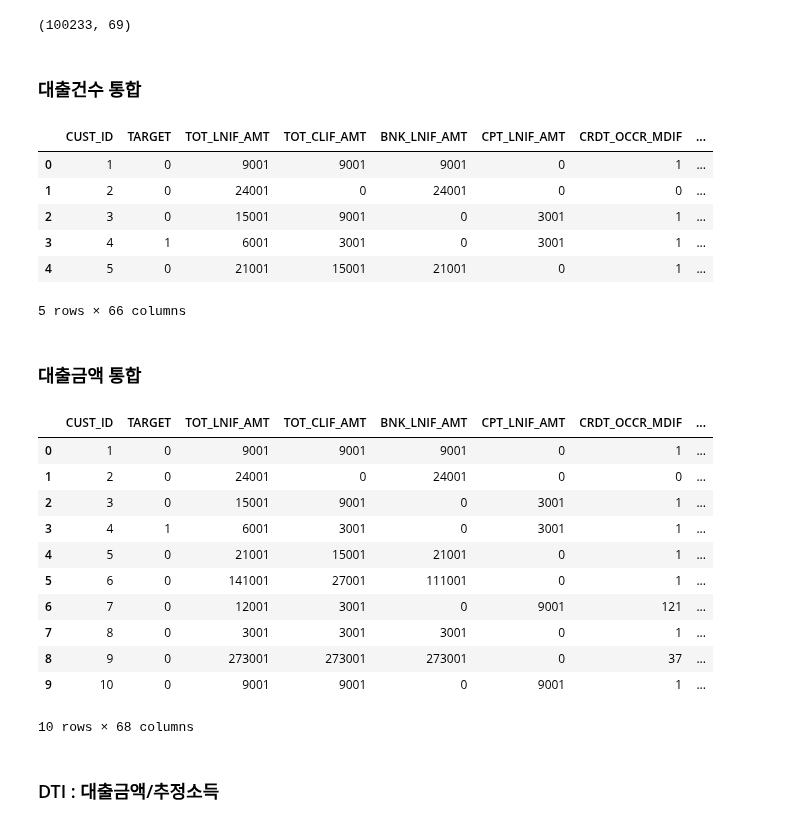
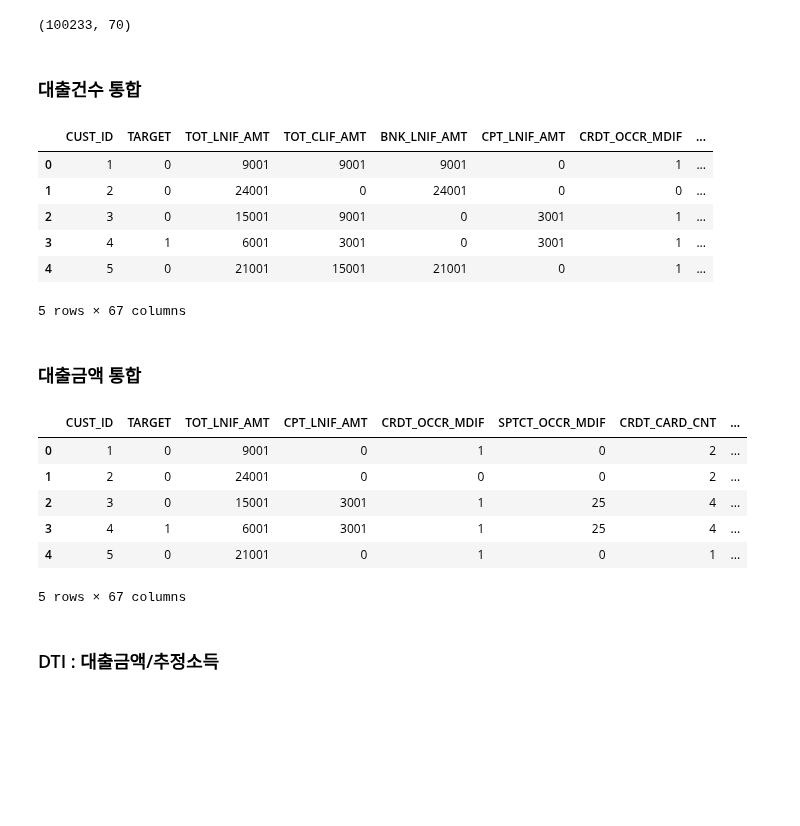
Before and after one commit to woosa7/PythonDataAnalytics, a Jupyter notebook: BigContest/kmu_big_03.ipynb, the cells around one changed output. Cells and saved outputs as stored; diff of their text form; code cells hidden in the pictures; blank space fills up the shorter version.

```diff
--- a/BigContest/kmu_big_03.ipynb
+++ b/BigContest/kmu_big_03.ipynb
@@ -6,17 +6,21 @@ from sklearn import metrics
 from sklearn.tree import DecisionTreeClassifier
 import matplotlib.pyplot as plt
 %matplotlib inline
-# %%
-cust = pd.read_csv('Dataset.csv')
-cust.shape
-# %% [output]
-(100233, 69)
+# %%
+# cust_org = pd.read_csv('Dataset.csv')
+# cust_org = pd.read_csv('data_kimdahye.csv', encoding='utf-8')
+cust_org = pd.read_csv('data_kk.csv', encoding='utf-8')
+# cust_org = pd.read_csv('data_0915.csv', encoding='utf-8')
+cust = cust_org
+cust.shape
+# %% [output]
+(100233, 70)
 # %%
 cust.loc[pd.isnull(cust.LAST_CHLD_AGE), 'LAST_CHLD_AGE'] = 0
 cust.loc[cust['OCCP_NAME_G'] == '*', 'OCCP_NAME_G'] = '기타'
 cust.loc[cust['MATE_OCCP_NAME_G'] == '*', 'MATE_OCCP_NAME_G'] = '기타'
-cust.loc[cust['AGE'] == '*', 'AGE'] = 20
-cust.loc[cust['SEX'] == '*', 'SEX'] = 0
+# cust.loc[cust['AGE'] == '*', 'AGE'] = 20
+# cust.loc[cust['SEX'] == '*', 'SEX'] = 0
 # %% [markdown]
 ### 대출건수 통합
 # %%
@@ -25,38 +29,30 @@ cust = pd.concat([cust, loan_cnt], axis=1)
 cust = cust.drop(['BNK_LNIF_CNT', 'CPT_LNIF_CNT', 'SPART_LNIF_CNT', 'ECT_LNIF_CNT'], axis=1)
 cust.head()
 # %% [output]
-|  | CUST_ID | TARGET | TOT_LNIF_AMT | TOT_CLIF_AMT | BNK_LNIF_AMT | CPT_LNIF_AMT | CRDT_OCCR_MDIF | ... |
+|  | ﻿CUST_ID | TARGET | TOT_LNIF_AMT | TOT_CLIF_AMT | BNK_LNIF_AMT | CPT_LNIF_AMT | CRDT_OCCR_MDIF | ... |
 | 0 | 1 | 0 | 9001 | 9001 | 9001 | 0 | 1 | ... |
 | 1 | 2 | 0 | 24001 | 0 | 24001 | 0 | 0 | ... |
 | 2 | 3 | 0 | 15001 | 9001 | 0 | 3001 | 1 | ... |
 | 3 | 4 | 1 | 6001 | 3001 | 0 | 3001 | 1 | ... |
 | 4 | 5 | 0 | 21001 | 15001 | 21001 | 0 | 1 | ... |
-5 rows × 66 columns
+5 rows × 67 columns
 # %% [markdown]
 ### 대출금액 통합
 # %%
 # 카드캐피탈대출 금액이 신용+은행대출 금액보다 많은 경우
 # 대출총액, 신용대출, 은행대출, 카드캐피탈대출
-
 CPT_LNIF_BIG = pd.Series((cust['CPT_LNIF_AMT'] > cust['TOT_CLIF_AMT'] + cust['BNK_LNIF_AMT']) & (cust['CPT_LNIF_AMT'] > 1),  name='CPT_LNIF_BIG')
 CPT_LNIF_RATIO = pd.Series(pd.Series.round(cust['CPT_LNIF_AMT'] / cust['TOT_LNIF_AMT'], 3),  name='CPT_LNIF_RATIO')
-
 cust = pd.concat([cust, CPT_LNIF_BIG, CPT_LNIF_RATIO], axis=1)
-# cust = cust.drop(['TOT_CLIF_AMT', 'BNK_LNIF_AMT'], axis=1)
-
-cust.head(10)
+cust = cust.drop(['TOT_CLIF_AMT', 'BNK_LNIF_AMT'], axis=1)
+cust.head()
 # %% [output]
-|  | CUST_ID | TARGET | TOT_LNIF_AMT | TOT_CLIF_AMT | BNK_LNIF_AMT | CPT_LNIF_AMT | CRDT_OCCR_MDIF | ... |
-| 0 | 1 | 0 | 9001 | 9001 | 9001 | 0 | 1 | ... |
-| 1 | 2 | 0 | 24001 | 0 | 24001 | 0 | 0 | ... |
-| 2 | 3 | 0 | 15001 | 9001 | 0 | 3001 | 1 | ... |
-| 3 | 4 | 1 | 6001 | 3001 | 0 | 3001 | 1 | ... |
-| 4 | 5 | 0 | 21001 | 15001 | 21001 | 0 | 1 | ... |
-| 5 | 6 | 0 | 141001 | 27001 | 111001 | 0 | 1 | ... |
-| 6 | 7 | 0 | 12001 | 3001 | 0 | 9001 | 121 | ... |
-| 7 | 8 | 0 | 3001 | 3001 | 3001 | 0 | 1 | ... |
-| 8 | 9 | 0 | 273001 | 273001 | 273001 | 0 | 37 | ... |
-| 9 | 10 | 0 | 9001 | 9001 | 0 | 9001 | 1 | ... |
+|  | ﻿CUST_ID | TARGET | TOT_LNIF_AMT | CPT_LNIF_AMT | CRDT_OCCR_MDIF | SPTCT_OCCR_MDIF | CRDT_CARD_CNT | ... |
+| 0 | 1 | 0 | 9001 | 0 | 1 | 0 | 2 | ... |
+| 1 | 2 | 0 | 24001 | 0 | 0 | 0 | 2 | ... |
+| 2 | 3 | 0 | 15001 | 3001 | 1 | 25 | 4 | ... |
+| 3 | 4 | 1 | 6001 | 3001 | 1 | 25 | 4 | ... |
+| 4 | 5 | 0 | 21001 | 0 | 1 | 0 | 1 | ... |
-10 rows × 68 columns
+5 rows × 67 columns
 # %% [markdown]
 ### DTI : 대출금액/추정소득
```
Also changed, not shown: parts of 18 cells of this notebook, 6 other files.
